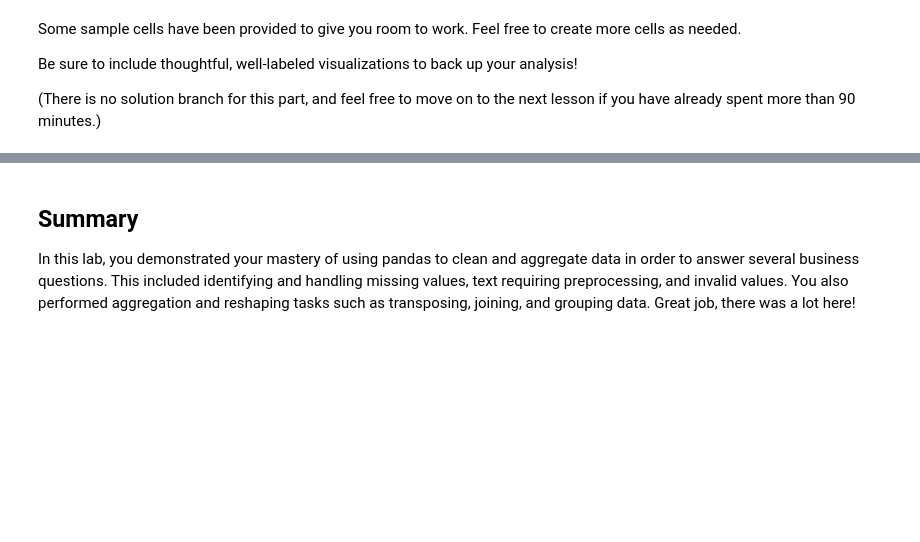
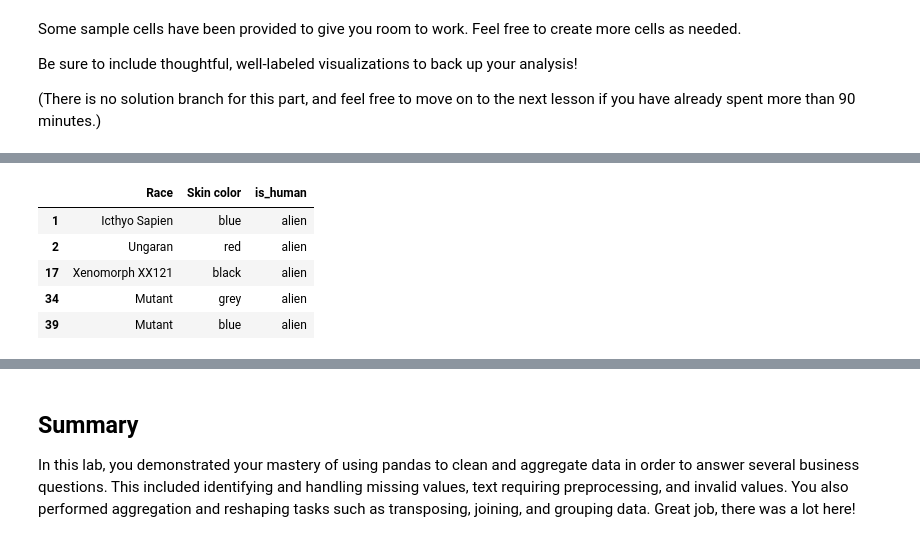
Before and after one commit to Cngabu/dsc-pandas-data-cleaning-lab, a Jupyter notebook: index.ipynb, the cells around one changed output, grey strips where cells are left out. Saved outputs shown, nothing was run; the diff lists cells and outputs as text; code cells hidden in the pictures; blank space fills up the shorter version.

```diff
--- a/index.ipynb
+++ b/index.ipynb
@@ -929,0 +1093,9 @@ Be sure to include thoughtful, well-labeled visualizations to back up your analy
+# %%
+q_df.head()
+# %% [output]
+|  | Race | Skin color | is_human |
+| 1 | Icthyo Sapien | blue | alien |
+| 2 | Ungaran | red | alien |
+| 17 | Xenomorph XX121 | black | alien |
+| 34 | Mutant | grey | alien |
+| 39 | Mutant | blue | alien |
```
Also changed, not shown: parts of 25 cells of this notebook.
